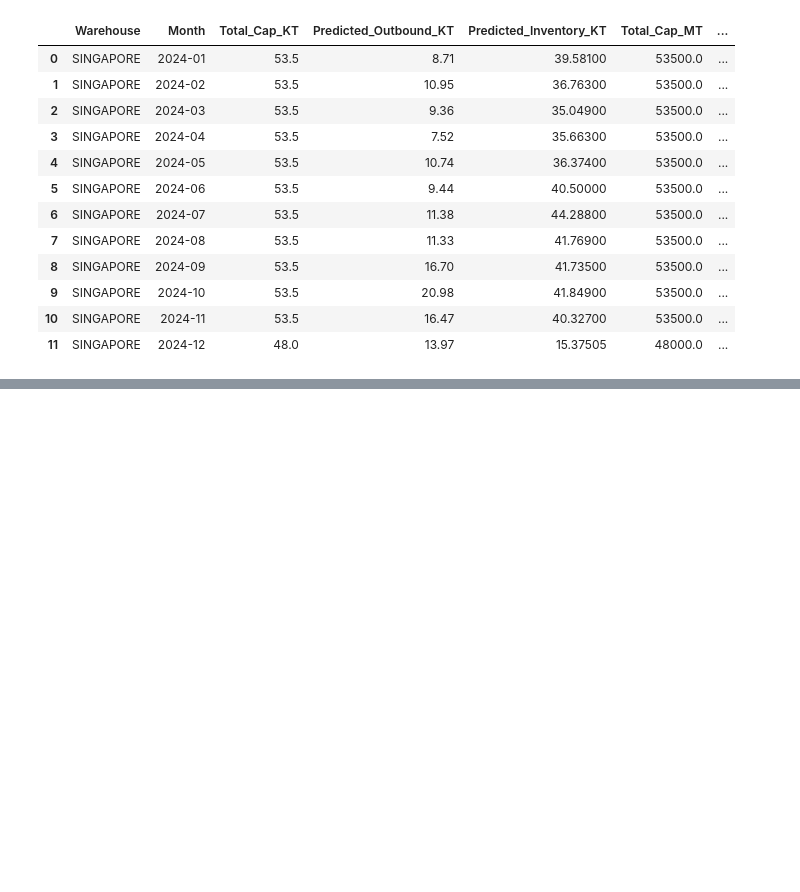
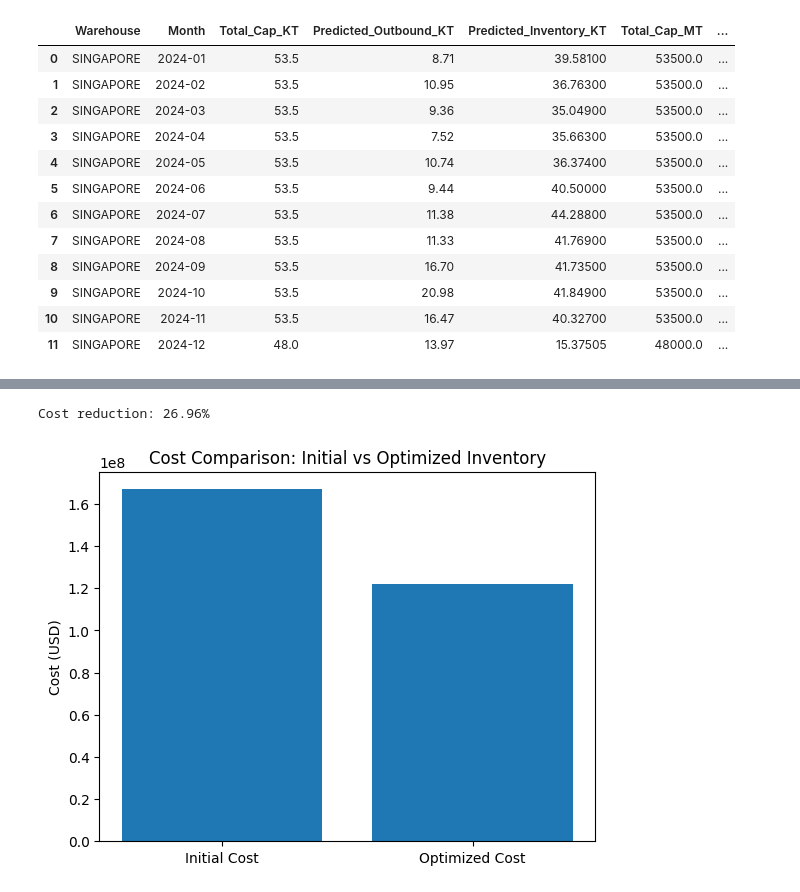
Before and after one commit to peter-parit/em-hackathon-notebooks, a Jupyter notebook: Notebooks/cleaned-deedee-data.ipynb, the cells around one changed output, grey strips where cells are left out. Drawn from its saved outputs; the diff is of its cells as text; code cells hidden in the pictures; blank space fills up the shorter version.

```diff
--- a/Notebooks/cleaned-deedee-data.ipynb
+++ b/Notebooks/cleaned-deedee-data.ipynb
@@ -1550,0 +1554,16 @@ Total cost: 5548308.66820997
+# %%
+# plot the total cost of optimized inventory with the initial inventory cost = 167000000 can you plot bar chart
+initial_cost = 167000000
+optimized_cost = pulp.value(prob.objective)
+cost_reduction = (initial_cost - optimized_cost) / initial_cost
+print(f"Cost reduction: {cost_reduction:.2%}")
+import matplotlib.pyplot as plt
+costs = [initial_cost, optimized_cost]
+labels = ['Initial Cost', 'Optimized Cost']
+plt.bar(labels, costs)
+plt.ylabel('Cost (USD)')
+plt.title('Cost Comparison: Initial vs Optimized Inventory')
+plt.show()
+# %% [output]
+Cost reduction: 26.96%
+[figure, added]
```
Also changed, not shown: parts of 11 cells of this notebook.
